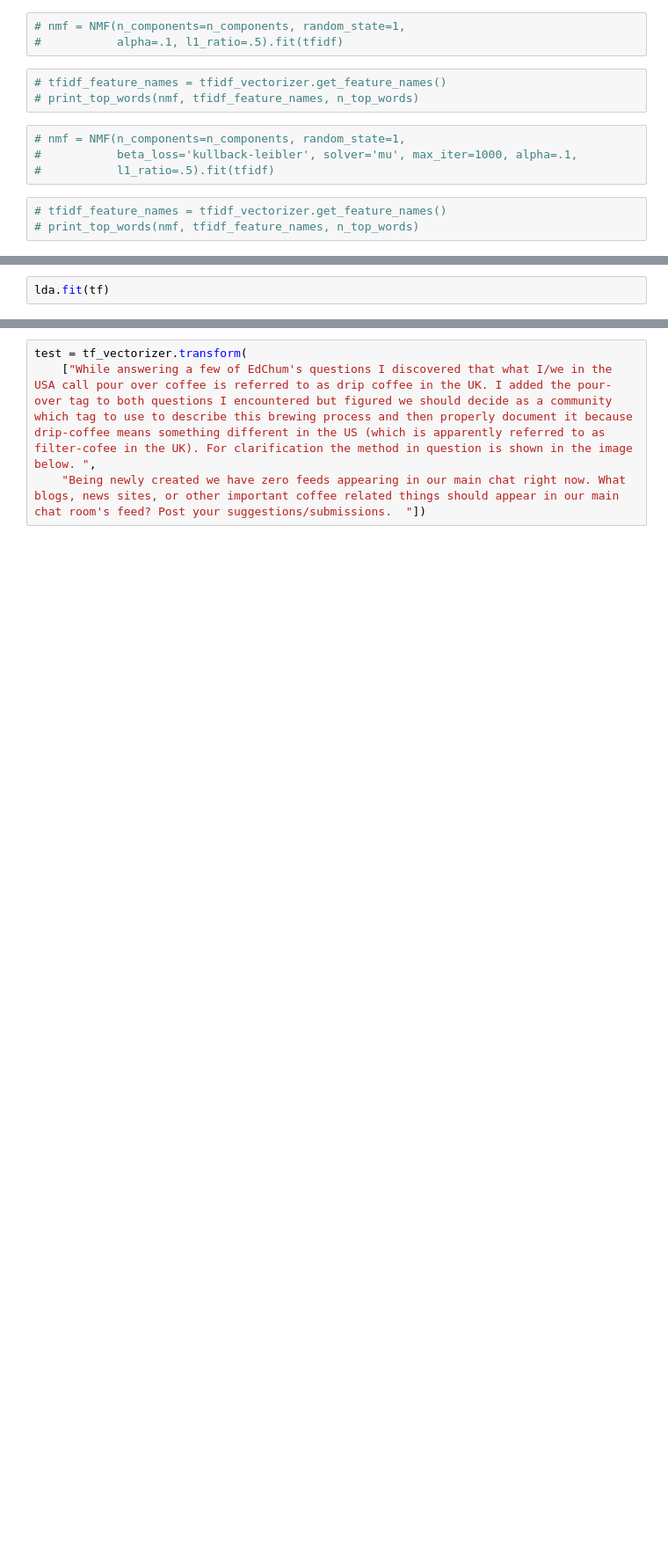
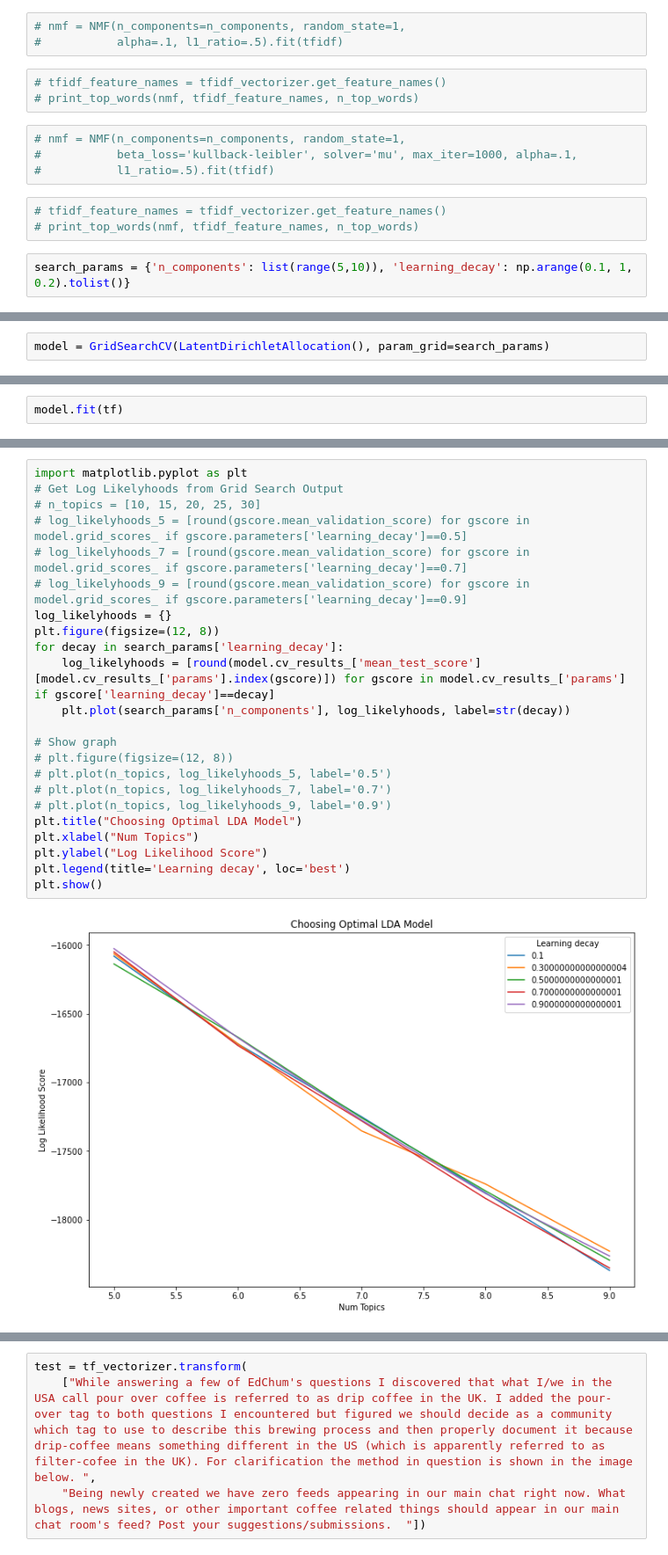
Before and after one commit to krh66/TopicModelingApplication-semanticWeb, a Jupyter notebook: Simularity_LDA.ipynb, the cells around one changed output, grey strips where cells are left out. Shown at 88% size. Cells and saved outputs as stored; diff of their text form; blank space fills up the shorter version.

```diff
--- a/Simularity_LDA.ipynb
+++ b/Simularity_LDA.ipynb
@@ -41,4 +47,6 @@ tf = tf_vectorizer.fit_transform(data)
 # %%
 # tfidf_feature_names = tfidf_vectorizer.get_feature_names()
 # print_top_words(nmf, tfidf_feature_names, n_top_words)
+# %%
+search_params = {'n_components': list(range(5,10)), 'learning_decay': np.arange(0.1, 1, 0.2).tolist()}
 # %%
@@ -48,0 +58,2 @@ lda = LatentDirichletAllocation(n_components=n_components, max_iter=5,
+# %%
+model = GridSearchCV(LatentDirichletAllocation(), param_grid=search_params)
@@ -49,3 +62,3 @@ lda = LatentDirichletAllocation(n_components=n_components, max_iter=5,
 # %%
-lda.fit(tf)
+model.fit(tf)
 # %% [output]
@@ -82,0 +121,25 @@ select_n_components(lda_var_ratios, 0.95)
+# %%
+import matplotlib.pyplot as plt
+# Get Log Likelyhoods from Grid Search Output
+# n_topics = [10, 15, 20, 25, 30]
+# log_likelyhoods_5 = [round(gscore.mean_validation_score) for gscore in model.grid_scores_ if gscore.parameters['learning_decay']==0.5]
+# log_likelyhoods_7 = [round(gscore.mean_validation_score) for gscore in model.grid_scores_ if gscore.parameters['learning_decay']==0.7]
+# log_likelyhoods_9 = [round(gscore.mean_validation_score) for gscore in model.grid_scores_ if gscore.parameters['learning_decay']==0.9]
+log_likelyhoods = {}
+plt.figure(figsize=(12, 8))
+for decay in search_params['learning_decay']:
+    log_likelyhoods = [round(model.cv_results_['mean_test_score'][model.cv_results_['params'].index(gscore)]) for gscore in model.cv_results_['params'] if gscore['learning_decay']==decay]
+    plt.plot(search_params['n_components'], log_likelyhoods, label=str(decay))
+
+# Show graph
+# plt.figure(figsize=(12, 8))
+# plt.plot(n_topics, log_likelyhoods_5, label='0.5')
+# plt.plot(n_topics, log_likelyhoods_7, label='0.7')
+# plt.plot(n_topics, log_likelyhoods_9, label='0.9')
+plt.title("Choosing Optimal LDA Model")
+plt.xlabel("Num Topics")
+plt.ylabel("Log Likelihood Score")
+plt.legend(title='Learning decay', loc='best')
+plt.show()
+# %% [output]
+[figure, added]
```
Also changed, not shown: parts of 29 cells of this notebook, 2 other files.
